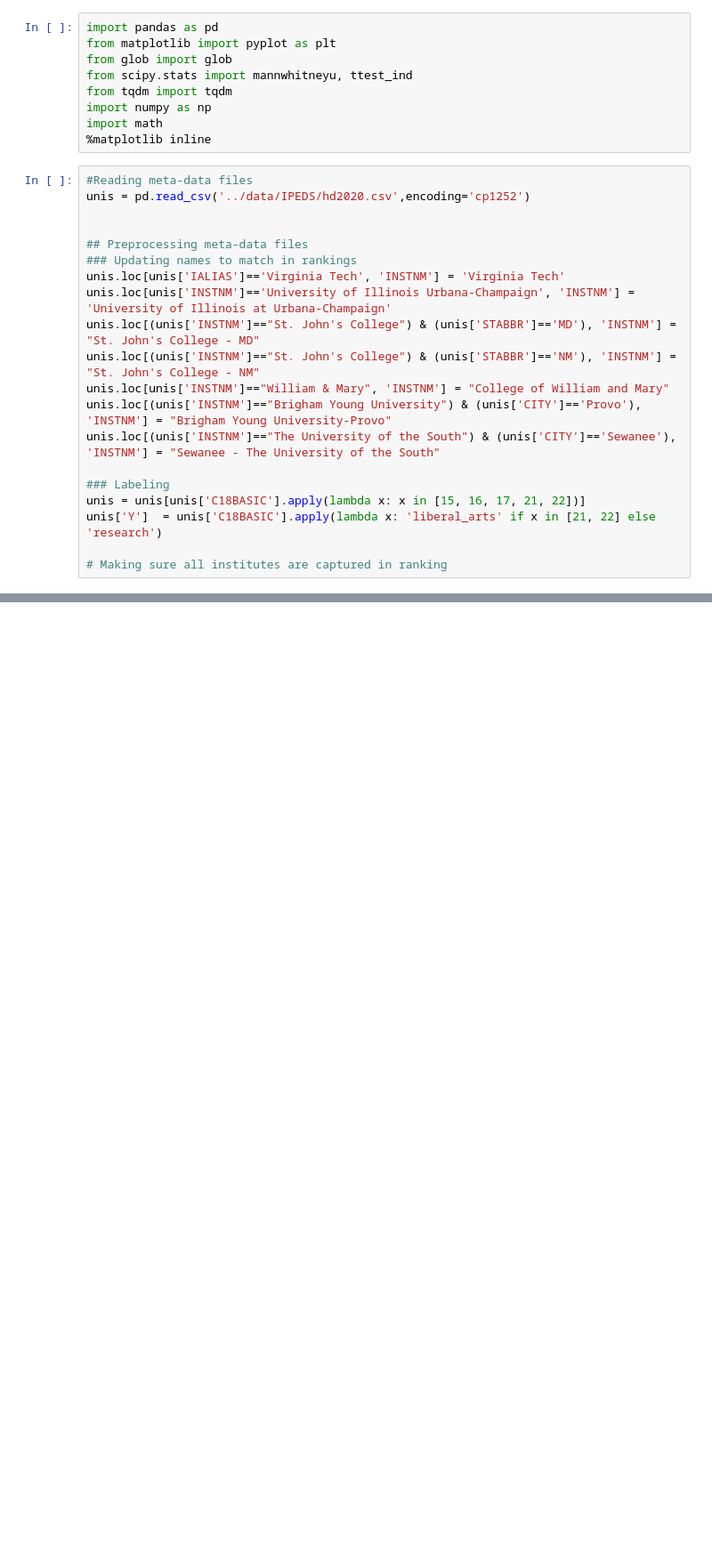
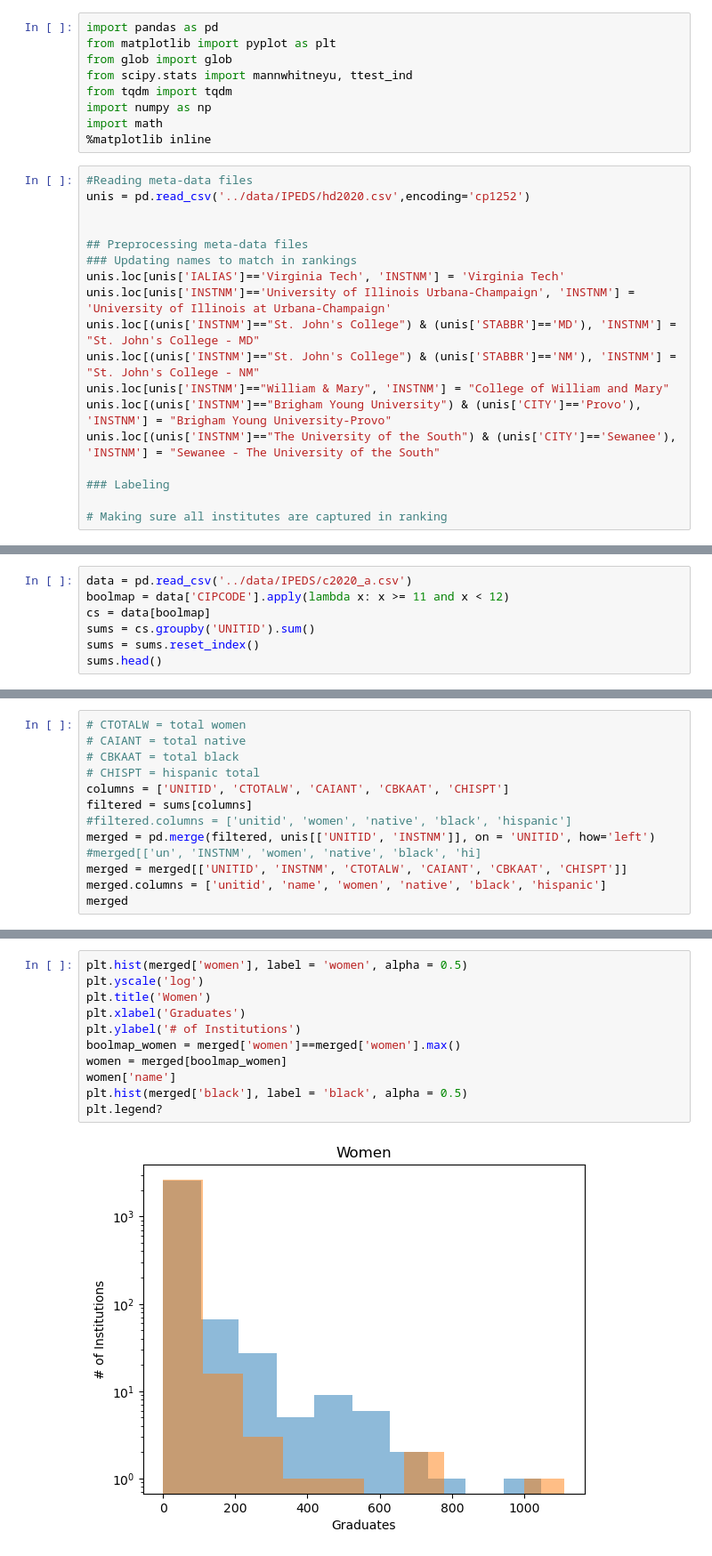
Before and after one commit to jmasontaylor/Education, a Jupyter notebook: src/FirstWeek.ipynb, the cells around one changed output, grey strips where cells are left out. Shown at 89% size. Cells and saved outputs as stored; diff of their text form; blank space fills up the shorter version.

```diff
--- a/src/FirstWeek.ipynb
+++ b/src/FirstWeek.ipynb
@@ -23,7 +23,5 @@ unis.loc[(unis['INSTNM']=="Brigham Young University") & (unis['CITY']=='Provo'),
 unis.loc[(unis['INSTNM']=="The University of the South") & (unis['CITY']=='Sewanee'), 'INSTNM'] = "Sewanee - The University of the South"
 
 ### Labeling
-unis = unis[unis['C18BASIC'].apply(lambda x: x in [15, 16, 17, 21, 22])]
-unis['Y']  = unis['C18BASIC'].apply(lambda x: 'liberal_arts' if x in [21, 22] else 'research')
 
 # Making sure all institutes are captured in ranking
@@ -91,0 +54,7 @@ middle = moreThan.loc[moreThan['CIPCODE'] < 12]
+# %%
+data = pd.read_csv('../data/IPEDS/c2020_a.csv')
+boolmap = data['CIPCODE'].apply(lambda x: x >= 11 and x < 12)
+cs = data[boolmap]
+sums = cs.groupby('UNITID').sum()
+sums = sums.reset_index()
+sums.head()
@@ -91,0 +89,13 @@ middle = moreThan.loc[moreThan['CIPCODE'] < 12]
+# %%
+# CTOTALW = total women
+# CAIANT = total native
+# CBKAAT = total black
+# CHISPT = hispanic total
+columns = ['UNITID', 'CTOTALW', 'CAIANT', 'CBKAAT', 'CHISPT']
+filtered = sums[columns]
+#filtered.columns = ['unitid', 'women', 'native', 'black', 'hispanic']
+merged = pd.merge(filtered, unis[['UNITID', 'INSTNM']], on = 'UNITID', how='left')
+#merged[['un', 'INSTNM', 'women', 'native', 'black', 'hi]
+merged = merged[['UNITID', 'INSTNM', 'CTOTALW', 'CAIANT', 'CBKAAT', 'CHISPT']]
+merged.columns = ['unitid', 'name', 'women', 'native', 'black', 'hispanic']
+merged
@@ -91,0 +116,13 @@ middle = moreThan.loc[moreThan['CIPCODE'] < 12]
+# %%
+plt.hist(merged['women'], label = 'women', alpha = 0.5)
+plt.yscale('log')
+plt.title('Women')
+plt.xlabel('Graduates')
+plt.ylabel('# of Institutions')
+boolmap_women = merged['women']==merged['women'].max()
+women = merged[boolmap_women]
+women['name']
+plt.hist(merged['black'], label = 'black', alpha = 0.5)
+plt.legend?
+# %% [output]
+[figure, added]
```
Also changed, not shown: parts of 11 cells of this notebook.
